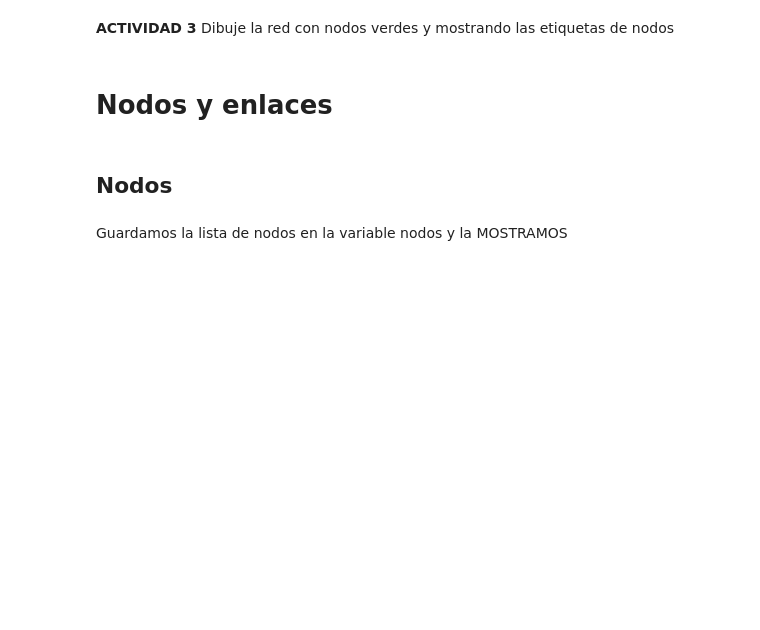
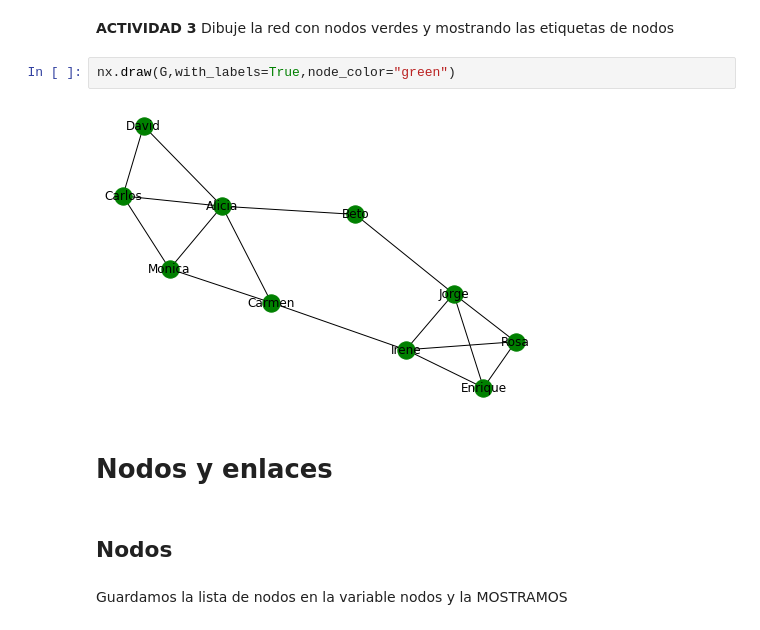
Before and after one commit to uamero/CR-UAMI-21I, a Jupyter notebook: Practica1-2192802567/Practica1.ipynb, the cells around one changed output. Drawn from its saved outputs; the diff is of its cells as text; blank space fills up the shorter version.

```diff
--- a/Practica1-2192802567/Practica1.ipynb
+++ b/Practica1-2192802567/Practica1.ipynb
@@ -57,5 +73,9 @@ plt.savefig("amigos.png")
 # %% [markdown]
 **ACTIVIDAD 3** Dibuje la red con nodos verdes y mostrando las etiquetas de nodos
+# %%
+nx.draw(G,with_labels=True,node_color="green")
+# %% [output]
+[figure, added]
 # %% [markdown]
 # Nodos y enlaces
 # %% [markdown]
```
Also changed, not shown: parts of 27 cells of this notebook, 4 other files.
